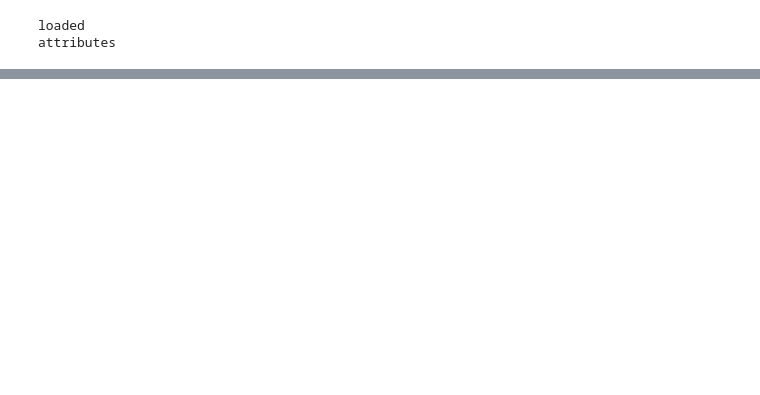
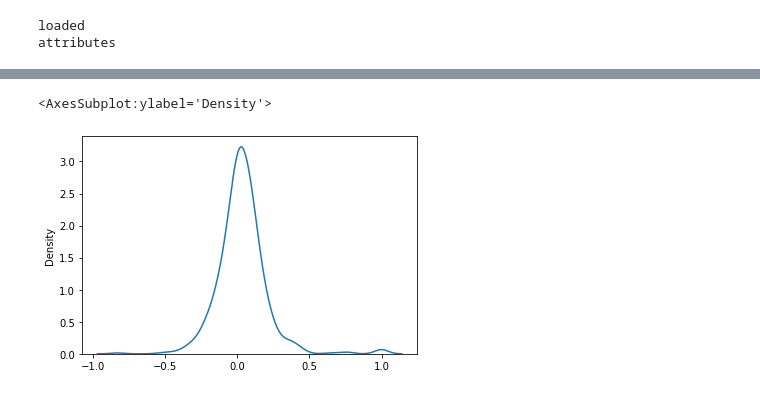
Before and after one commit to FedericoMz/FairNet, a Jupyter notebook: AMARE.ipynb, the cells around one changed output, grey strips where cells are left out. Cells and saved outputs as stored; diff of their text form; code cells hidden in the pictures; blank space fills up the shorter version.

```diff
--- a/AMARE.ipynb
+++ b/AMARE.ipynb
@@ -38,0 +76,2 @@ Average degree: 223.2511
+# %%
+attrs = nx.get_node_attributes(g, 'gender')
@@ -39 +80,3 @@ Average degree: 223.2511
+# %%
+node_to_com, com_to_nodes = louvain(g)
 # %%
@@ -78,3 +117,16 @@ def weighted_homogeneity(node, attr, remove_ego=False):
   #  hom = homogeneity(n, attr, remove_ego=False)
    # hs[n] = hom
 #nx.set_node_attributes(g, hs, 'homogeneity')
+# %%
+def weighted_comm_homogeneity(node, attr, center=False):
+
+    egonet = nx.ego_graph(g, node, center=center)
+    egonet_attrs = list(nx.get_node_attributes(egonet, 'gender').values())
+    count = dict(Counter(egonet_attrs))[attr]
+    size = len(egonet)
+   # if remove_ego:
+    #    count-=1
+
+    weight = get_weight(node, node_to_com, com_to_nodes)
+    if size > 2:
+        return  (count * weight / (count * weight + (size-count)* (1 - weight)) - 0.5) * 2
@@ -102,19 +188,29 @@ dict_to_df = {}
 dict_to_df['Gender'] = []
 dict_to_df['Target'] = []
 
-print ("ATTR - Hom - Weighted Hom")
+original = []
+weighted = []
+context = []
+community = []
+
+print ("ATTR - Weighted Hom - Community Hom")
 for node in list(g.nodes()):
     attr = attrs[node]
     hom = homogeneity(node, attr, True)
     w_hom = weighted_homogeneity(node, attr, True)
+    w_c_hom = weighted_contextual_homogeneity(node, attr, True, 90, 1)
+    com_hom = weighted_comm_homogeneity(node, attr, True)
 
-    if w_hom is not None:
+    if com_hom is not None:
+        original.append(hom)
+        weighted.append(w_hom)
+        context.append(w_c_hom)
+        community.append(com_hom)
+
         dict_to_df['Gender'].append(attr)
-        if w_hom > 0.5:
-            dict_to_df['Target'].append(0)
-        else:
-            dict_to_df['Target'].append(1)
-        print(attr, hom, w_hom)
+        dict_to_df['Target'].append(w_c_hom)
+
+        print(attr, w_hom, com_hom)
     else:
-        print("Node with no links")
+        print("Less than 3 links")
 # %% [output]
@@ -137,0 +257,5 @@ Node with no links
+# %%
+sns.kdeplot(weighted)
+# %% [output]
+<AxesSubplot:ylabel='Density'>
+[figure, added]
```
Also changed, not shown: parts of 23 cells of this notebook.
